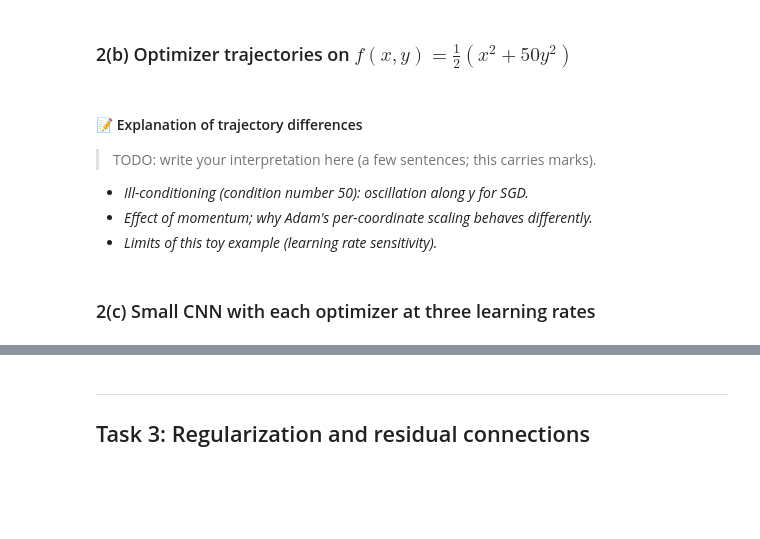
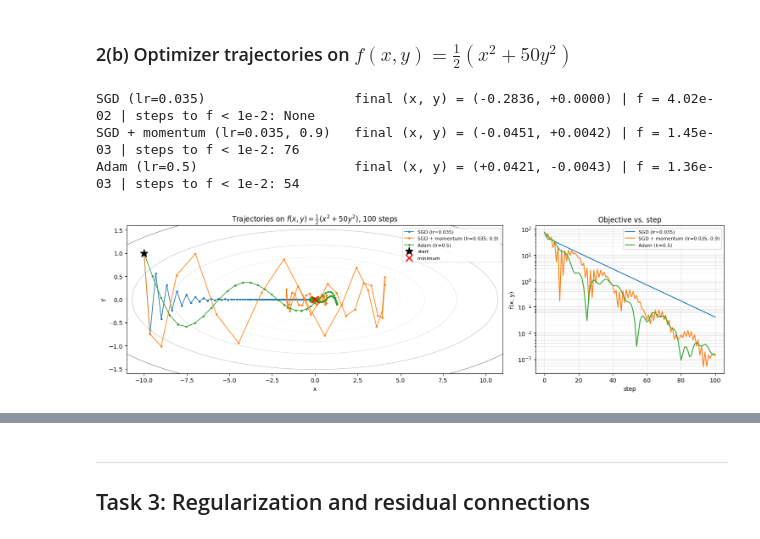
Before and after one commit to Sulojan2027/Vision_Coursework, a Jupyter notebook: Sem07_Deep_Learning_for_Vision/Assignment_2/assignment_2_cnn.ipynb, the cells around one changed output, grey strips where cells are left out. Drawn from its saved outputs; the diff is of its cells as text; code cells hidden in the pictures; blank space fills up the shorter version.

```diff
--- a/Sem07_Deep_Learning_for_Vision/Assignment_2/assignment_2_cnn.ipynb
+++ b/Sem07_Deep_Learning_for_Vision/Assignment_2/assignment_2_cnn.ipynb
@@ -558,18 +664,34 @@ class MyAdam(torch.optim.Optimizer):
 ### 2(b) Optimizer trajectories on $f(x,y)=\tfrac12(x^2+50y^2)$
 # %%
 def f(xy):
-    # 1. return 0.5 * (x**2 + 50 * y**2) with x = xy[0], y = xy[1]   (works for tensors and numpy grids)
-    pass
+    """f(x, y) = 0.5 (x^2 + 50 y^2); works for torch tensors and numpy grids."""
+    return 0.5 * (xy[0] ** 2 + 50 * xy[1] ** 2)
 
-# 1. START = [-10.0, 1.0] (or similar; state it), STEPS = 50-100
-# 2. helper trajectory(opt_cls, **kw):
-#    2a. xy = torch.tensor(START, requires_grad=True); opt = opt_cls([xy], **kw)
-#    2b. path = [xy.detach().clone()]
-#    2c. repeat STEPS: opt.zero_grad(); f(xy).backward(); opt.step(); path.append(xy.detach().clone())
-#    2d. return torch.stack(path).numpy()
-# 3. trajectories = {
-#        "SGD":          trajectory(MySGD, lr=...),                 # lr must be < 2/50 = 0.04 or y diverges
-#        "SGD+momentum": trajectory(MySGD, lr=..., momentum=0.9),
-#        "Adam":         trajectory(MyAdam, lr=...),                # Adam's step ~ lr per coordinate -> e.g. 0.3-1.0
-#    }
-# 4. print final point and f(final) for each (how close to the minimum (0, 0)?)
+START, STEPS = [-10.0, 1.0], 100
+
+def trajectory(opt_cls, **kw):
+    xy = torch.tensor(START, requires_grad=True)
+    opt = opt_cls([xy], **kw)
+    path = [xy.detach().clone()]
+    for _ in range(STEPS):
+        opt.zero_grad()
+        f(xy).backward()
+        opt.step()
+        path.append(xy.detach().clone())
+    return torch.stack(path).numpy()
+
+TRAJ_CFG = {
+    "SGD (lr=0.035)":                 (MySGD,  dict(lr=0.035)),                 # stable only for lr < 2/50 = 0.04
+    "SGD + momentum (lr=0.035, 0.9)": (MySGD,  dict(lr=0.035, momentum=0.9)),   # same lr as SGD
+    "Adam (lr=0.5)":                  (MyAdam, dict(lr=0.5)),
+}
+trajectories = {name: trajectory(cls, **kw) for name, (cls, kw) in TRAJ_CFG.items()}
+
+for name, path in trajectories.items():
+    fv = np.array([f(p) for p in path])
+    hit = np.argmax(fv < 1e-2) if (fv < 1e-2).any() else None
+    print(f"{name:32s} final (x, y) = ({path[-1, 0]:+.4f}, {path[-1, 1]:+.4f}) | f = {fv[-1]:.2e} | steps to f < 1e-2: {hit}")
+# %% [output]
+SGD (lr=0.035)                   final (x, y) = (-0.2836, +0.0000) | f = 4.02e-02 | steps to f < 1e-2: None
+SGD + momentum (lr=0.035, 0.9)   final (x, y) = (-0.0451, +0.0042) | f = 1.45e-03 | steps to f < 1e-2: 76
+Adam (lr=0.5)                    final (x, y) = (+0.0421, -0.0043) | f = 1.36e-03 | steps to f < 1e-2: 54
@@ -584,10 +698,22 @@ def f(xy):
-# %% [markdown]
-#### 📝 Explanation of trajectory differences
-
-> TODO: write your interpretation here (a few sentences; this carries marks).
->
-- *Ill-conditioning (condition number 50): oscillation along y for SGD.*
-- *Effect of momentum; why Adam's per-coordinate scaling behaves differently.*
-- *Limits of this toy example (learning rate sensitivity).*
-# %% [markdown]
-### 2(c) Small CNN with each optimizer at three learning rates
+# %%
+xs, ys = np.linspace(-11, 11, 400), np.linspace(-1.6, 1.6, 400)
+X, Y = np.meshgrid(xs, ys)
+Z = f(np.stack([X, Y]))
+
+fig, (ax1, ax2) = plt.subplots(1, 2, figsize=(15, 4.5), gridspec_kw={"width_ratios": [2, 1]})
+ax1.contour(X, Y, Z, levels=np.logspace(-2, 2.2, 20), cmap="Greys", linewidths=0.8)
+for name, path in trajectories.items():
+    ax1.plot(path[:, 0], path[:, 1], "o-", ms=2.5, lw=1.2, label=name)
+ax1.plot(*START, "k*", ms=14, label="start")
+ax1.plot(0, 0, "rx", ms=12, mew=2, label="minimum")
+ax1.set_xlabel("x"); ax1.set_ylabel("y")
+ax1.set_title(r"Trajectories on $f(x,y)=\frac{1}{2}(x^2+50y^2)$, " + f"{STEPS} steps")
+ax1.legend(loc="upper right", fontsize=8)
+
+for name, path in trajectories.items():
+    ax2.plot([f(p) for p in path], label=name)
+ax2.set_yscale("log"); ax2.set_xlabel("step"); ax2.set_ylabel("f(x, y)")
+ax2.set_title("Objective vs. step"); ax2.grid(alpha=0.3, which="both"); ax2.legend(fontsize=8)
+plt.tight_layout(); plt.show()
+# %% [output]
+[figure, added]
```
Also changed, not shown: parts of 25 cells of this notebook.
